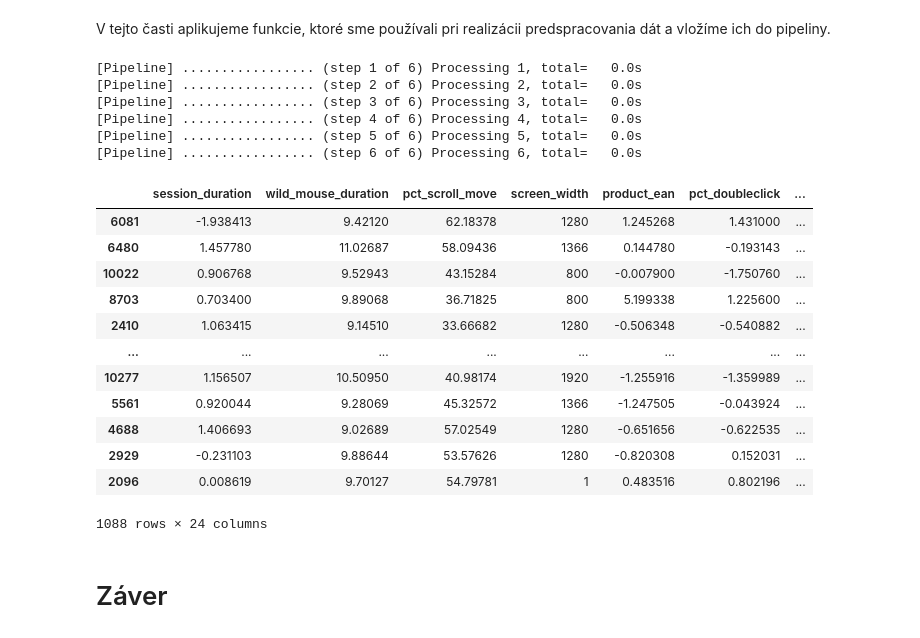
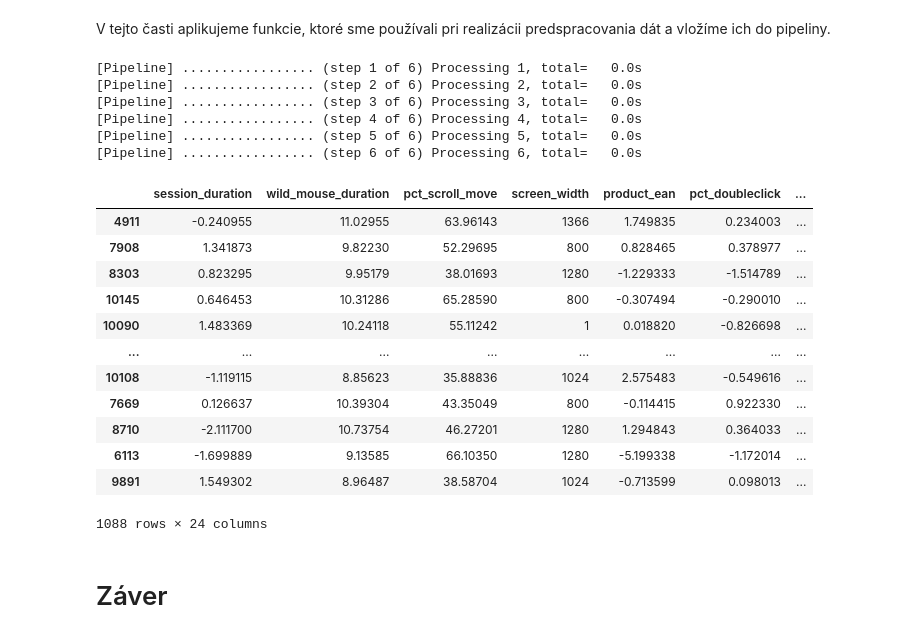
Before and after one commit to magnifiq/iau-project, a Jupyter notebook: Faza 2.ipynb, the cells around one changed output. Cells and saved outputs as stored; diff of their text form; code cells hidden in the pictures.

```diff
--- a/Faza 2.ipynb
+++ b/Faza 2.ipynb
@@ -566,44 +568,44 @@ quantil_transformer = make_column_transformer((QuantileTransformer(output_distri
                                                remainder='passthrough')
 # %%
-power_transformer = make_column_transformer((PowerTransformer(method='yeo-johnson',standardize=True),columns_name_to_index(second_group_analysis,train_data)),remainder='passthrough')
+power_transformer = make_column_transformer((PowerTransformer(method='yeo-johnson',standardize=True),columns_name_to_index(second_group_analysis,test_data)),remainder='passthrough')
 # %%
-minmax_scale = make_column_transformer((MinMaxScaler(),columns_name_to_index(third_group_analysis,train_data)),remainder='passthrough')
+minmax_scale = make_column_transformer((MinMaxScaler(),columns_name_to_index(third_group_analysis,test_data)),remainder='passthrough')
 # %%
 qt2 = make_column_transformer((QuantileTransformer(output_distribution="normal",
                                                random_state=0,
                                                n_quantiles=1000),
-                                               columns_name_to_index(third_group_analysis,train_data)),
+                                               columns_name_to_index(third_group_analysis,test_data)),
                                                remainder='passthrough')
 # %%
-std_scale = make_column_transformer((StandardScaler(),columns_name_to_index(second_group_analysis,train_data)),remainder='passthrough')
+std_scale = make_column_transformer((StandardScaler(),columns_name_to_index(second_group_analysis,test_data)),remainder='passthrough')
 # %%
 pipeline = Pipeline(steps=[('1', quantil_transformer),
                            ('2', power_transformer),
                            ('3', minmax_scale),
                            ('4', qt2),
                            ('5',std_scale),
                            ("6",FunctionTransformer(lambda x: pd.DataFrame(x, columns = train_data.columns)))], verbose=True)
 
-pipeline.fit_transform(train_data)
+pipeline.fit_transform(test_data)
 train_data
 # %% [output]
 [Pipeline] ................. (step 1 of 6) Processing 1, total=   0.0s
 [Pipeline] ................. (step 2 of 6) Processing 2, total=   0.0s
 [Pipeline] ................. (step 3 of 6) Processing 3, total=   0.0s
 [Pipeline] ................. (step 4 of 6) Processing 4, total=   0.0s
 [Pipeline] ................. (step 5 of 6) Processing 5, total=   0.0s
 [Pipeline] ................. (step 6 of 6) Processing 6, total=   0.0s
 |  | session_duration | wild_mouse_duration | pct_scroll_move | screen_width | product_ean | pct_doubleclick | ... |
-| 6081 | -1.938413 | 9.42120 | 62.18378 | 1280 | 1.245268 | 1.431000 | ... |
-| 6480 | 1.457780 | 11.02687 | 58.09436 | 1366 | 0.144780 | -0.193143 | ... |
-| 10022 | 0.906768 | 9.52943 | 43.15284 | 800 | -0.007900 | -1.750760 | ... |
-| 8703 | 0.703400 | 9.89068 | 36.71825 | 800 | 5.199338 | 1.225600 | ... |
-| 2410 | 1.063415 | 9.14510 | 33.66682 | 1280 | -0.506348 | -0.540882 | ... |
+| 4911 | -0.240955 | 11.02955 | 63.96143 | 1366 | 1.749835 | 0.234003 | ... |
+| 7908 | 1.341873 | 9.82230 | 52.29695 | 800 | 0.828465 | 0.378977 | ... |
+| 8303 | 0.823295 | 9.95179 | 38.01693 | 1280 | -1.229333 | -1.514789 | ... |
+| 10145 | 0.646453 | 10.31286 | 65.28590 | 800 | -0.307494 | -0.290010 | ... |
+| 10090 | 1.483369 | 10.24118 | 55.11242 | 1 | 0.018820 | -0.826698 | ... |
 | ... | ... | ... | ... | ... | ... | ... | ... |
-| 10277 | 1.156507 | 10.50950 | 40.98174 | 1920 | -1.255916 | -1.359989 | ... |
-| 5561 | 0.920044 | 9.28069 | 45.32572 | 1366 | -1.247505 | -0.043924 | ... |
-| 4688 | 1.406693 | 9.02689 | 57.02549 | 1280 | -0.651656 | -0.622535 | ... |
-| 2929 | -0.231103 | 9.88644 | 53.57626 | 1280 | -0.820308 | 0.152031 | ... |
-| 2096 | 0.008619 | 9.70127 | 54.79781 | 1 | 0.483516 | 0.802196 | ... |
+| 10108 | -1.119115 | 8.85623 | 35.88836 | 1024 | 2.575483 | -0.549616 | ... |
+| 7669 | 0.126637 | 10.39304 | 43.35049 | 800 | -0.114415 | 0.922330 | ... |
+| 8710 | -2.111700 | 10.73754 | 46.27201 | 1280 | 1.294843 | 0.364033 | ... |
+| 6113 | -1.699889 | 9.13585 | 66.10350 | 1280 | -5.199338 | -1.172014 | ... |
+| 9891 | 1.549302 | 8.96487 | 38.58704 | 1024 | -0.713599 | 0.098013 | ... |
 1088 rows × 24 columns
 # %%
```
Also changed, not shown: parts of 12 cells of this notebook, 4 other files.
